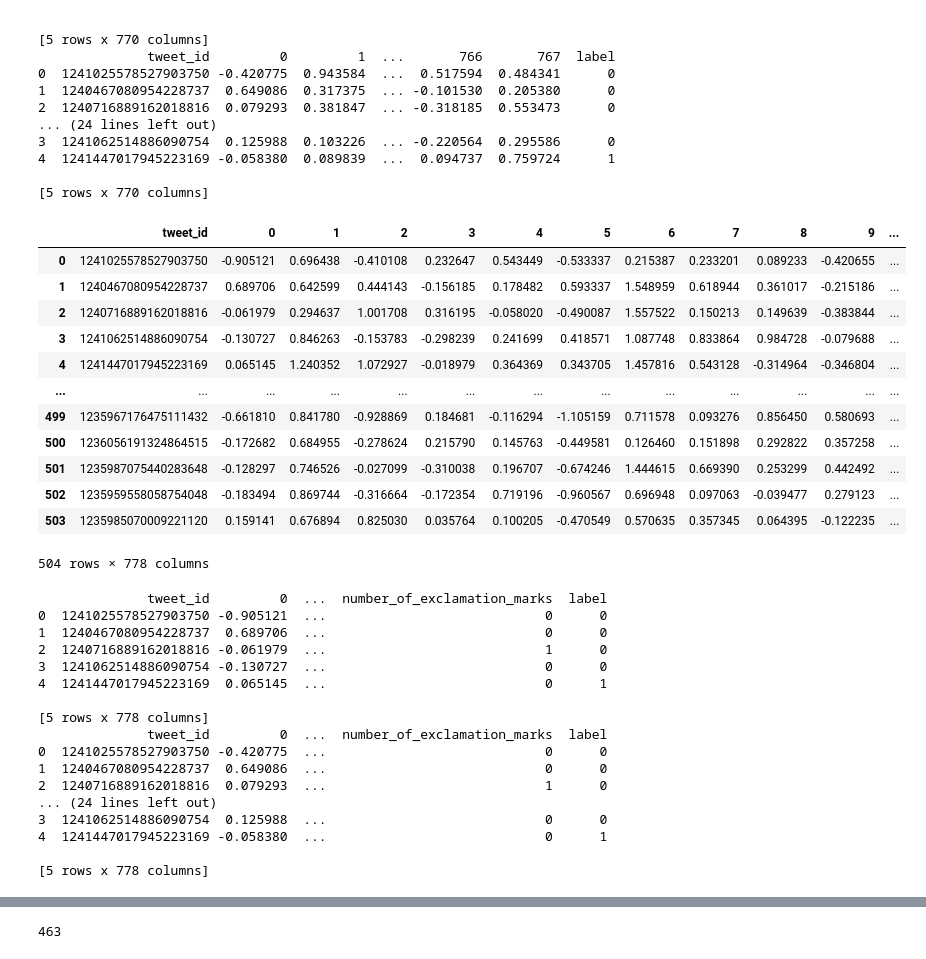
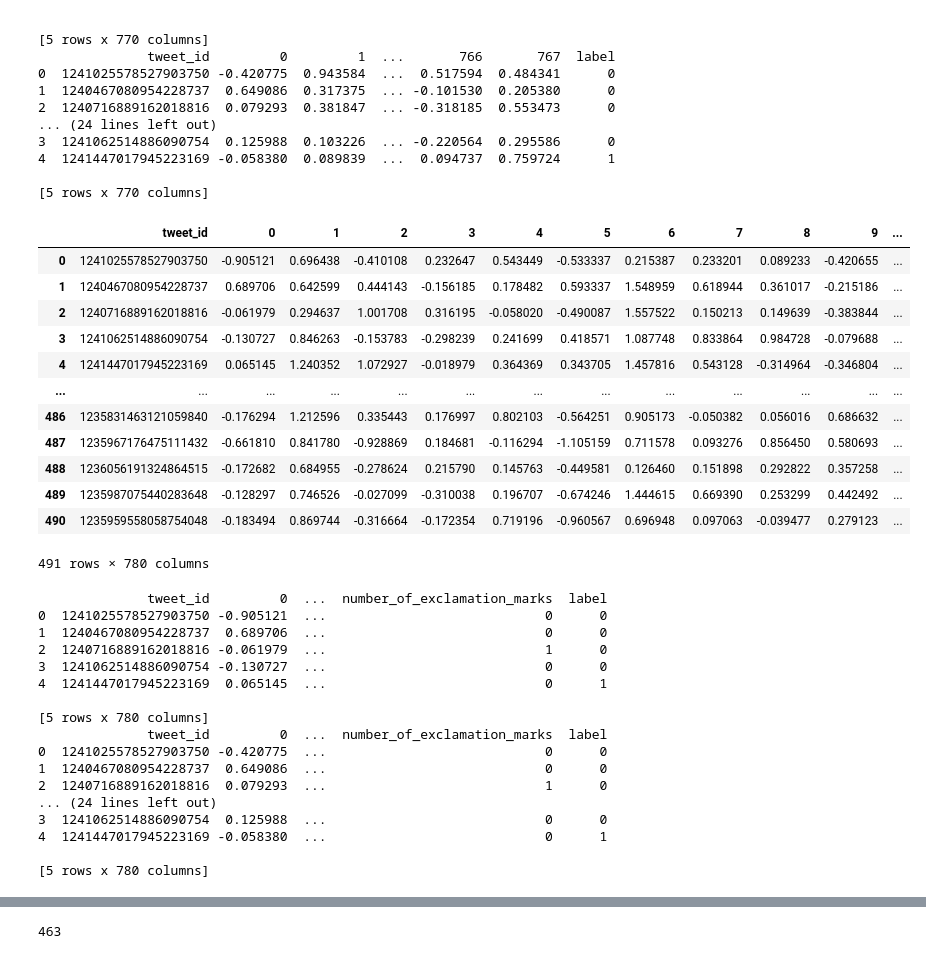
Before and after one commit to DebanjanaKar/Covid19_FakeNews_Detection, a Jupyter notebook: Preprocessing_Twitter_Infodemic_Data.ipynb, the cells around one changed output, grey strips where cells are left out. Drawn from its saved outputs; the diff is of its cells as text; code cells hidden in the pictures.

Commit message:
Complete Scraping and Dataset creation code

```diff
--- a/Preprocessing_Twitter_Infodemic_Data.ipynb
+++ b/Preprocessing_Twitter_Infodemic_Data.ipynb
@@ -624,34 +703,44 @@ print(roberta_nli_stsb_embeddings_dataset.head())
 # %%
 # Creating Text Embeddings + Text Features Dataset
 
 bert_cls_embeddings_dataset          =  bert_cls_embeddings_dataset.drop(['label'],axis=1)
 sbert_nli_embeddings_dataset         =  sbert_nli_embeddings_dataset.drop(['label'],axis=1)
 sbert_nli_stsb_embeddings_dataset    =  sbert_nli_stsb_embeddings_dataset.drop(['label'],axis=1)
 roberta_nli_embeddings_dataset       =  roberta_nli_embeddings_dataset.drop(['label'],axis=1)
 roberta_nli_stsb_embeddings_dataset  =  roberta_nli_stsb_embeddings_dataset.drop(['label'],axis=1)
 
-bert_cls_embeddings_text_dataset         =   pd.concat([bert_cls_embeddings_dataset         , df_en['length_before'], df_en['length_after'], df_en['ratio_of_length'], df_en['number_of_upper_chars'], df_en['has_question_marks'], df_en['number_of_question_marks'], df_en['has_exclamations'], df_en['number_of_exclamation_marks'], df_en['label']], axis=1)
-sbert_nli_embeddings_text_dataset        =   pd.concat([sbert_nli_embeddings_dataset        , df_en['length_before'], df_en['length_after'], df_en['ratio_of_length'], df_en['number_of_upper_chars'], df_en['has_question_marks'], df_en['number_of_question_marks'], df_en['has_exclamations'], df_en['number_of_exclamation_marks'], df_en['label']], axis=1)
-sbert_nli_stsb_embeddings_text_dataset   =   pd.concat([sbert_nli_stsb_embeddings_dataset   , df_en['length_before'], df_en['length_after'], df_en['ratio_of_length'], df_en['number_of_upper_chars'], df_en['has_question_marks'], df_en['number_of_question_marks'], df_en['has_exclamations'], df_en['number_of_exclamation_marks'], df_en['label']], axis=1)
-roberta_nli_embeddings_text_dataset      =   pd.concat([roberta_nli_embeddings_dataset      , df_en['length_before'], df_en['length_after'], df_en['ratio_of_length'], df_en['number_of_upper_chars'], df_en['has_question_marks'], df_en['number_of_question_marks'], df_en['has_exclamations'], df_en['number_of_exclamation_marks'], df_en['label']], axis=1)
-roberta_nli_stsb_embeddings_text_dataset =   pd.concat([roberta_nli_stsb_embeddings_dataset , df_en['length_before'], df_en['length_after'], df_en['ratio_of_length'], df_en['number_of_upper_chars'], df_en['has_question_marks'], df_en['number_of_question_marks'], df_en['has_exclamations'], df_en['number_of_exclamation_marks'], df_en['label']], axis=1)
+# bert_cls_embeddings_text_dataset         =   pd.concat([bert_cls_embeddings_dataset         , df_en['retweet_count'], df_en['favorite_count'], df_en['length_before'], df_en['length_after'], df_en['ratio_of_length'], df_en['number_of_upper_chars'], df_en['has_question_marks'], df_en['number_of_question_marks'], df_en['has_exclamations'], df_en['number_of_exclamation_marks'], df_en['label']], axis=1)
+# sbert_nli_embeddings_text_dataset        =   pd.concat([sbert_nli_embeddings_dataset        , df_en['retweet_count'], df_en['favorite_count'], df_en['length_before'], df_en['length_after'], df_en['ratio_of_length'], df_en['number_of_upper_chars'], df_en['has_question_marks'], df_en['number_of_question_marks'], df_en['has_exclamations'], df_en['number_of_exclamation_marks'], df_en['label']], axis=1)
+# sbert_nli_stsb_embeddings_text_dataset   =   pd.concat([sbert_nli_stsb_embeddings_dataset   , df_en['retweet_count'], df_en['favorite_count'], df_en['length_before'], df_en['length_after'], df_en['ratio_of_length'], df_en['number_of_upper_chars'], df_en['has_question_marks'], df_en['number_of_question_marks'], df_en['has_exclamations'], df_en['number_of_exclamation_marks'], df_en['label']], axis=1)
+# roberta_nli_embeddings_text_dataset      =   pd.concat([roberta_nli_embeddings_dataset      , df_en['retweet_count'], df_en['favorite_count'], df_en['length_before'], df_en['length_after'], df_en['ratio_of_length'], df_en['number_of_upper_chars'], df_en['has_question_marks'], df_en['number_of_question_marks'], df_en['has_exclamations'], df_en['number_of_exclamation_marks'], df_en['label']], axis=1)
+# roberta_nli_stsb_embeddings_text_dataset =   pd.concat([roberta_nli_stsb_embeddings_dataset , df_en['retweet_count'], df_en['favorite_count'], df_en['length_before'], df_en['length_after'], df_en['ratio_of_length'], df_en['number_of_upper_chars'], df_en['has_question_marks'], df_en['number_of_question_marks'], df_en['has_exclamations'], df_en['number_of_exclamation_marks'], df_en['label']], axis=1)
+
+temp = copy.deepcopy(df_en)
+temp = temp.drop(['cleaned_tweet'],axis=1)
+
+bert_cls_embeddings_text_dataset         =   pd.merge(bert_cls_embeddings_dataset,         temp, on = 'tweet_id')
+sbert_nli_embeddings_text_dataset        =   pd.merge(sbert_nli_embeddings_dataset,        temp, on = 'tweet_id')
+sbert_nli_stsb_embeddings_text_dataset   =   pd.merge(sbert_nli_stsb_embeddings_dataset,   temp, on = 'tweet_id')
+roberta_nli_embeddings_text_dataset      =   pd.merge(roberta_nli_embeddings_dataset,      temp, on = 'tweet_id')
+roberta_nli_stsb_embeddings_text_dataset =   pd.merge(roberta_nli_stsb_embeddings_dataset, temp, on = 'tweet_id')
+
 
 
 bert_cls_embeddings_text_dataset
 # %% [output]
 |  | tweet_id | 0 | 1 | 2 | 3 | 4 | 5 | 6 | 7 | 8 | 9 | ... |
 | 0 | 1241025578527903750 | -0.905121 | 0.696438 | -0.410108 | 0.232647 | 0.543449 | -0.533337 | 0.215387 | 0.233201 | 0.089233 | -0.420655 | ... |
 | 1 | 1240467080954228737 | 0.689706 | 0.642599 | 0.444143 | -0.156185 | 0.178482 | 0.593337 | 1.548959 | 0.618944 | 0.361017 | -0.215186 | ... |
 | 2 | 1240716889162018816 | -0.061979 | 0.294637 | 1.001708 | 0.316195 | -0.058020 | -0.490087 | 1.557522 | 0.150213 | 0.149639 | -0.383844 | ... |
 | 3 | 1241062514886090754 | -0.130727 | 0.846263 | -0.153783 | -0.298239 | 0.241699 | 0.418571 | 1.087748 | 0.833864 | 0.984728 | -0.079688 | ... |
 | 4 | 1241447017945223169 | 0.065145 | 1.240352 | 1.072927 | -0.018979 | 0.364369 | 0.343705 | 1.457816 | 0.543128 | -0.314964 | -0.346804 | ... |
 | ... | ... | ... | ... | ... | ... | ... | ... | ... | ... | ... | ... | ... |
-| 499 | 1235967176475111432 | -0.661810 | 0.841780 | -0.928869 | 0.184681 | -0.116294 | -1.105159 | 0.711578 | 0.093276 | 0.856450 | 0.580693 | ... |
-| 500 | 1236056191324864515 | -0.172682 | 0.684955 | -0.278624 | 0.215790 | 0.145763 | -0.449581 | 0.126460 | 0.151898 | 0.292822 | 0.357258 | ... |
-| 501 | 1235987075440283648 | -0.128297 | 0.746526 | -0.027099 | -0.310038 | 0.196707 | -0.674246 | 1.444615 | 0.669390 | 0.253299 | 0.442492 | ... |
-| 502 | 1235959558058754048 | -0.183494 | 0.869744 | -0.316664 | -0.172354 | 0.719196 | -0.960567 | 0.696948 | 0.097063 | -0.039477 | 0.279123 | ... |
-| 503 | 1235985070009221120 | 0.159141 | 0.676894 | 0.825030 | 0.035764 | 0.100205 | -0.470549 | 0.570635 | 0.357345 | 0.064395 | -0.122235 | ... |
+| 486 | 1235831463121059840 | -0.176294 | 1.212596 | 0.335443 | 0.176997 | 0.802103 | -0.564251 | 0.905173 | -0.050382 | 0.056016 | 0.686632 | ... |
+| 487 | 1235967176475111432 | -0.661810 | 0.841780 | -0.928869 | 0.184681 | -0.116294 | -1.105159 | 0.711578 | 0.093276 | 0.856450 | 0.580693 | ... |
+| 488 | 1236056191324864515 | -0.172682 | 0.684955 | -0.278624 | 0.215790 | 0.145763 | -0.449581 | 0.126460 | 0.151898 | 0.292822 | 0.357258 | ... |
+| 489 | 1235987075440283648 | -0.128297 | 0.746526 | -0.027099 | -0.310038 | 0.196707 | -0.674246 | 1.444615 | 0.669390 | 0.253299 | 0.442492 | ... |
+| 490 | 1235959558058754048 | -0.183494 | 0.869744 | -0.316664 | -0.172354 | 0.719196 | -0.960567 | 0.696948 | 0.097063 | -0.039477 | 0.279123 | ... |
-504 rows × 778 columns
+491 rows × 780 columns
 # %%
 print(bert_cls_embeddings_text_dataset.head())
 print(sbert_nli_embeddings_text_dataset.head())
@@ -666,7 +755,7 @@ print(roberta_nli_stsb_embeddings_text_dataset.head())
 3  1241062514886090754 -0.130727  ...                            0      0
 4  1241447017945223169  0.065145  ...                            0      1
 
-[5 rows x 778 columns]
+[5 rows x 780 columns]
               tweet_id         0  ...  number_of_exclamation_marks  label
 0  1241025578527903750 -0.420775  ...                            0      0
 1  1240467080954228737  0.649086  ...                            0      0
@@ -675,7 +764,7 @@ print(roberta_nli_stsb_embeddings_text_dataset.head())
 3  1241062514886090754  0.125988  ...                            0      0
 4  1241447017945223169 -0.058380  ...                            0      1
 
-[5 rows x 778 columns]
+[5 rows x 780 columns]
 # %%
 # #Dumping Embedding + Text Features DataFrame
 
```
Also changed, not shown: parts of 28 cells of this notebook.
